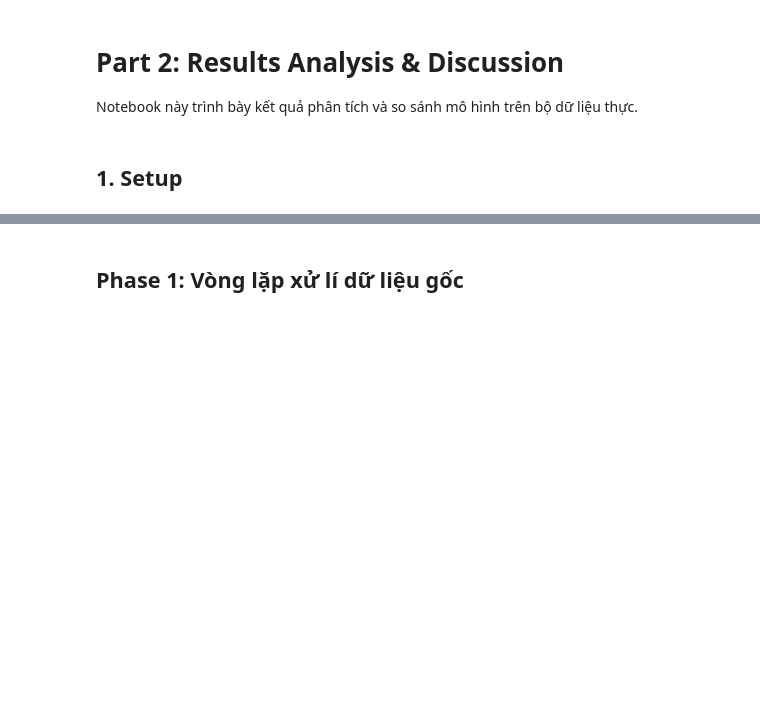
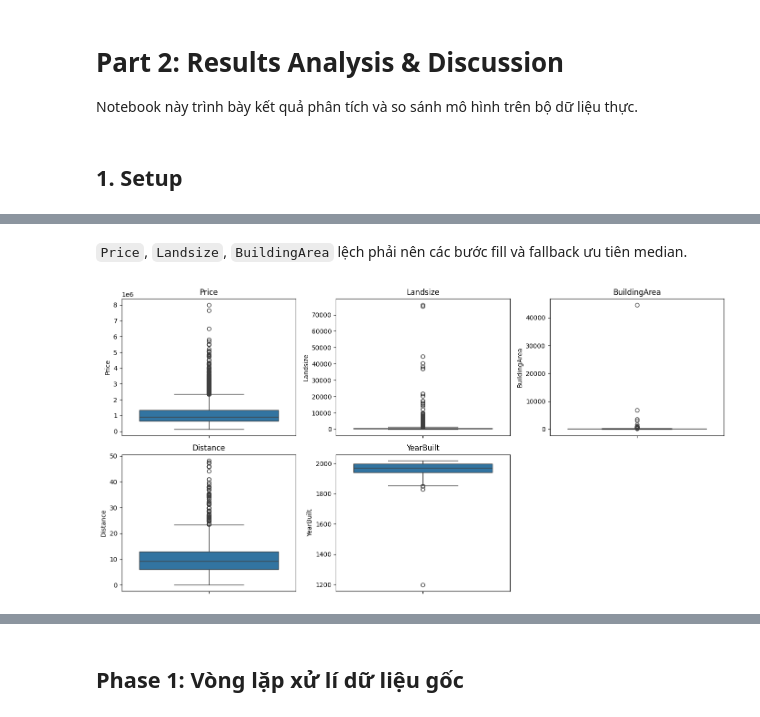
Before and after one commit to QuangNguyenNgoc/datafitting-and-ols-methods, a Jupyter notebook: part2/part2_notebook.ipynb, the cells around one changed output, grey strips where cells are left out. Cells and saved outputs as stored; diff of their text form; code cells hidden in the pictures; blank space fills up the shorter version.

```diff
--- a/part2/part2_notebook.ipynb
+++ b/part2/part2_notebook.ipynb
@@ -35,0 +66,11 @@ print(f"Kích thước tập Test thô: {df_test_raw.shape}")
+# %%
+X_train_raw, X_test_raw = train_test_split(df, test_size=0.3, random_state=42)
+
+split_summary = pd.DataFrame(
+    {
+        "split": ["X_train_raw", "X_test_raw"],
+        "rows": [len(X_train_raw), len(X_test_raw)],
+        "pct": [round(len(X_train_raw) / len(df) * 100, 2), round(len(X_test_raw) / len(df) * 100, 2)],
+    }
+)
+split_summary
@@ -35,0 +176,17 @@ print(f"Kích thước tập Test thô: {df_test_raw.shape}")
+# %% [markdown]
+`Price`, `Landsize`, `BuildingArea` lệch phải nên các bước fill và fallback ưu tiên median.
+# %%
+plot_columns = ["Price", "Landsize", "BuildingArea", "Distance", "YearBuilt"]
+fig, axes = plt.subplots(2, 3, figsize=(14, 7))
+axes = axes.ravel()
+
+for ax, column in zip(axes, plot_columns):
+    sns.boxplot(data=X_train_raw, y=column, ax=ax)
+    ax.set_title(column)
+
+for ax in axes[len(plot_columns):]:
+    ax.set_visible(False)
+
+plt.tight_layout()
+# %% [output]
+[figure, added]
```
Also changed, not shown: parts of 40 cells of this notebook.
